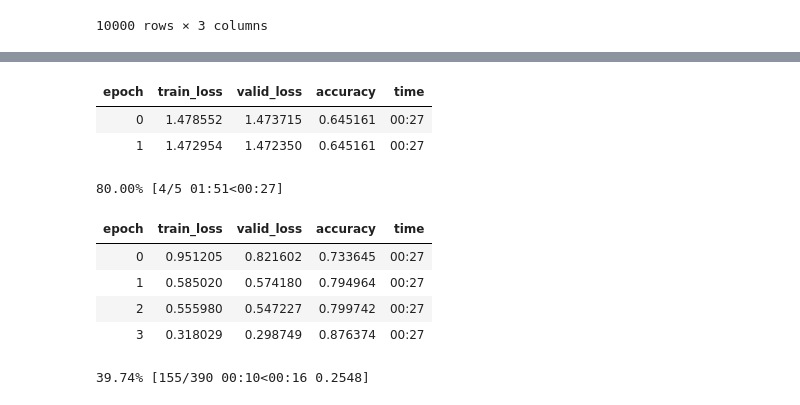
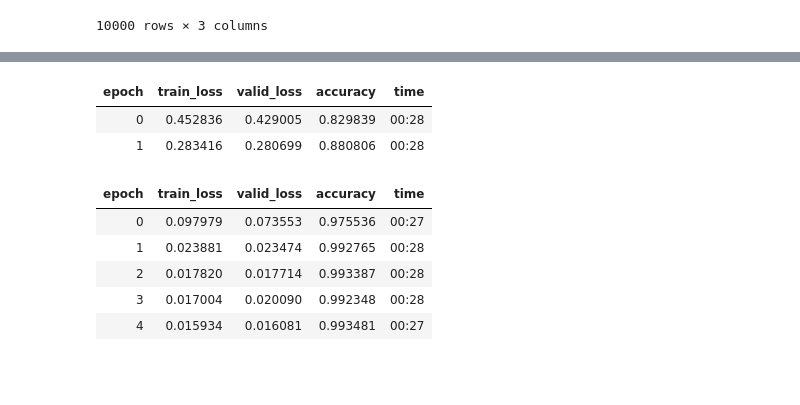
Before and after one commit to mike-a-yen/date-translation, a Jupyter notebook: notebooks/01_seq2seq.ipynb, the cells around one changed output, grey strips where cells are left out. Saved outputs shown, nothing was run; the diff lists cells and outputs as text; code cells hidden in the pictures; blank space fills up the shorter version.

```diff
--- a/notebooks/01_seq2seq.ipynb
+++ b/notebooks/01_seq2seq.ipynb
@@ -230,6 +230,7 @@ class SequenceDecoder(nn.Module):
         X_t = torch.transpose(X, 0, 1)  # (T, B)
         emb_t = self.embedding_layer(X_t)  # (T, B, e)
         emb, state = self.rnn(emb_t, encoder_state)
+        emb = self.h_tilda(emb)  # (T, B, e)
         logit = self.densor(emb)  # (T, B, e)
         log_prob = F.log_softmax(logit, dim=-1)  # (T, B, e)
         return log_prob, state
@@ -697,19 +702,18 @@ LR Finder is complete, type {learner_name}.recorder.plot() to see the graph.
 [interactive output not drawn]
 [interactive output not drawn]
 # %%
-learner.fit_one_cycle(2, 1e-1)
-learner.fit(5, 1e-2)
+learner.fit_one_cycle(2, 3e-2)
+learner.fit(5, 3e-2)
 # %% [output]
 | epoch | train_loss | valid_loss | accuracy | time |
-| 0 | 1.478552 | 1.473715 | 0.645161 | 00:27 |
-| 1 | 1.472954 | 1.472350 | 0.645161 | 00:27 |
+| 0 | 0.452836 | 0.429005 | 0.829839 | 00:28 |
+| 1 | 0.283416 | 0.280699 | 0.880806 | 00:28 |
-80.00% [4/5 01:51<00:27]
 | epoch | train_loss | valid_loss | accuracy | time |
-| 0 | 0.951205 | 0.821602 | 0.733645 | 00:27 |
-| 1 | 0.585020 | 0.574180 | 0.794964 | 00:27 |
-| 2 | 0.555980 | 0.547227 | 0.799742 | 00:27 |
-| 3 | 0.318029 | 0.298749 | 0.876374 | 00:27 |
+| 0 | 0.097979 | 0.073553 | 0.975536 | 00:27 |
+| 1 | 0.023881 | 0.023474 | 0.992765 | 00:28 |
+| 2 | 0.017820 | 0.017714 | 0.993387 | 00:28 |
+| 3 | 0.017004 | 0.020090 | 0.992348 | 00:28 |
+| 4 | 0.015934 | 0.016081 | 0.993481 | 00:27 |
-39.74% [155/390 00:10<00:16 0.2548]
 # %%
 # see what the post training output looks like
 attn = test_sample(learner, DatasetType.Valid, 27)
```
Also changed, not shown: parts of 20 cells of this notebook.
